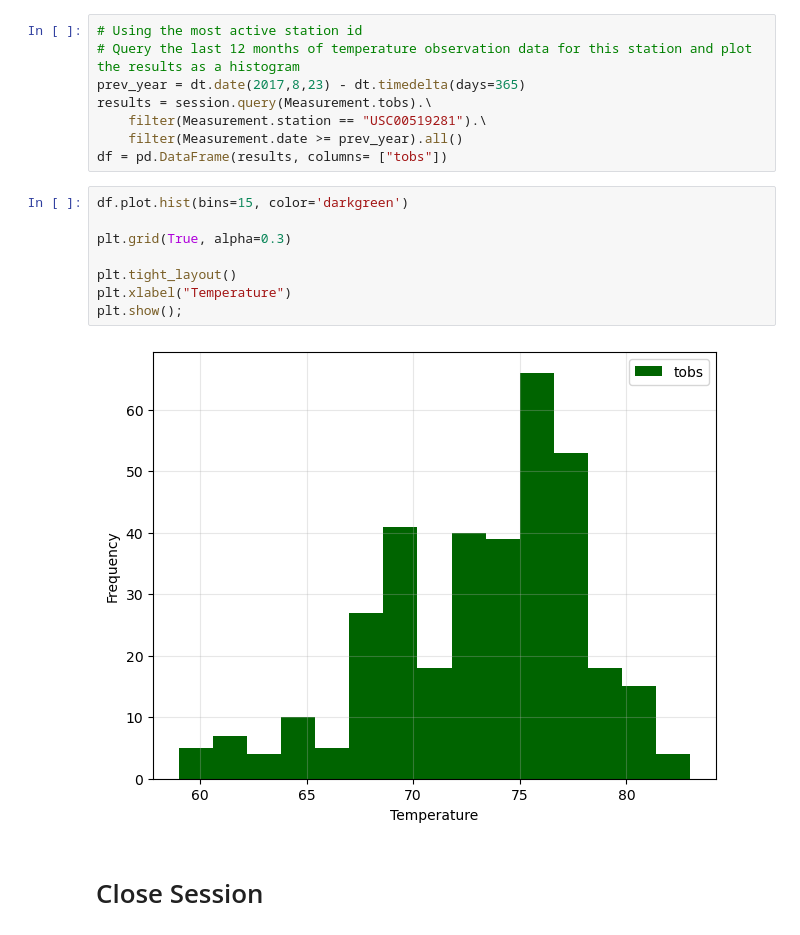
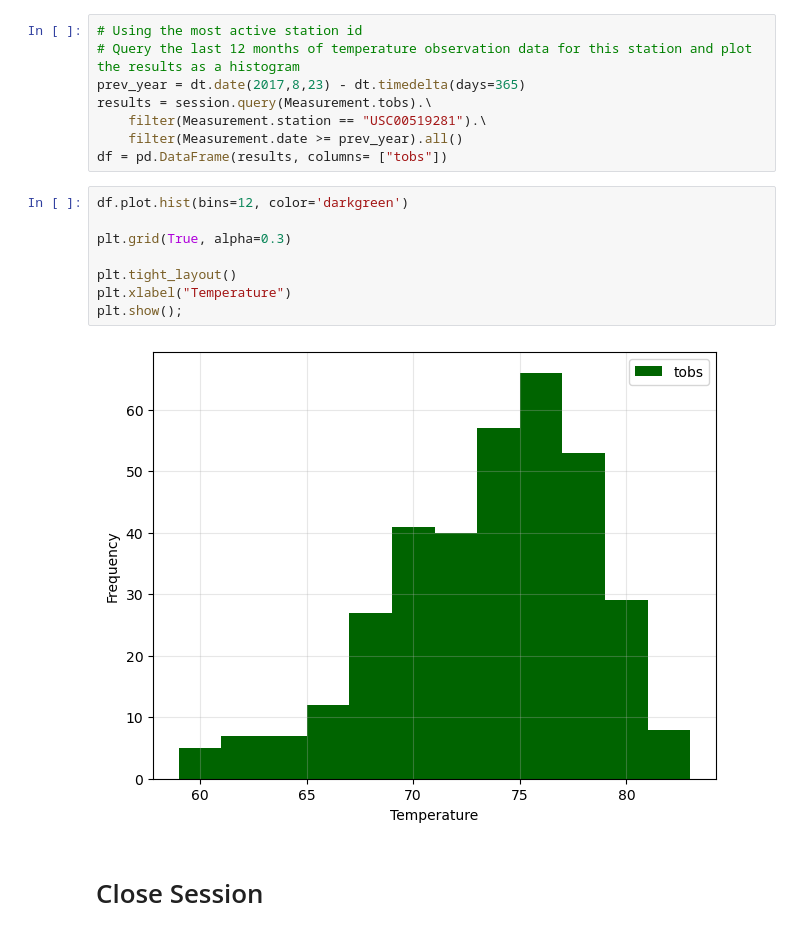
Before and after one commit to DanteCubit/ds_module_10_sqlalchemy_challenge, a Jupyter notebook: SurfsUp/Honolulu_Climate_Data-Madden_Work.ipynb, the cells around one changed output. Cells and saved outputs as stored; diff of their text form.

```diff
--- a/SurfsUp/Honolulu_Climate_Data-Madden_Work.ipynb
+++ b/SurfsUp/Honolulu_Climate_Data-Madden_Work.ipynb
@@ -215,15 +215,15 @@ results = session.query(Measurement.tobs).\
     filter(Measurement.date >= prev_year).all()
 df = pd.DataFrame(results, columns= ["tobs"])
 # %%
-df.plot.hist(bins=15, color='darkgreen')
+df.plot.hist(bins=12, color='darkgreen')
 
 plt.grid(True, alpha=0.3)
 
 plt.tight_layout()
 plt.xlabel("Temperature")
 plt.show();
 # %% [output]
-[figure, old version]
+[figure, new version]
 # %% [markdown]
 # Close Session
 # %%
```
Also changed, not shown: parts of 1 cell of this notebook, 1 other file.
